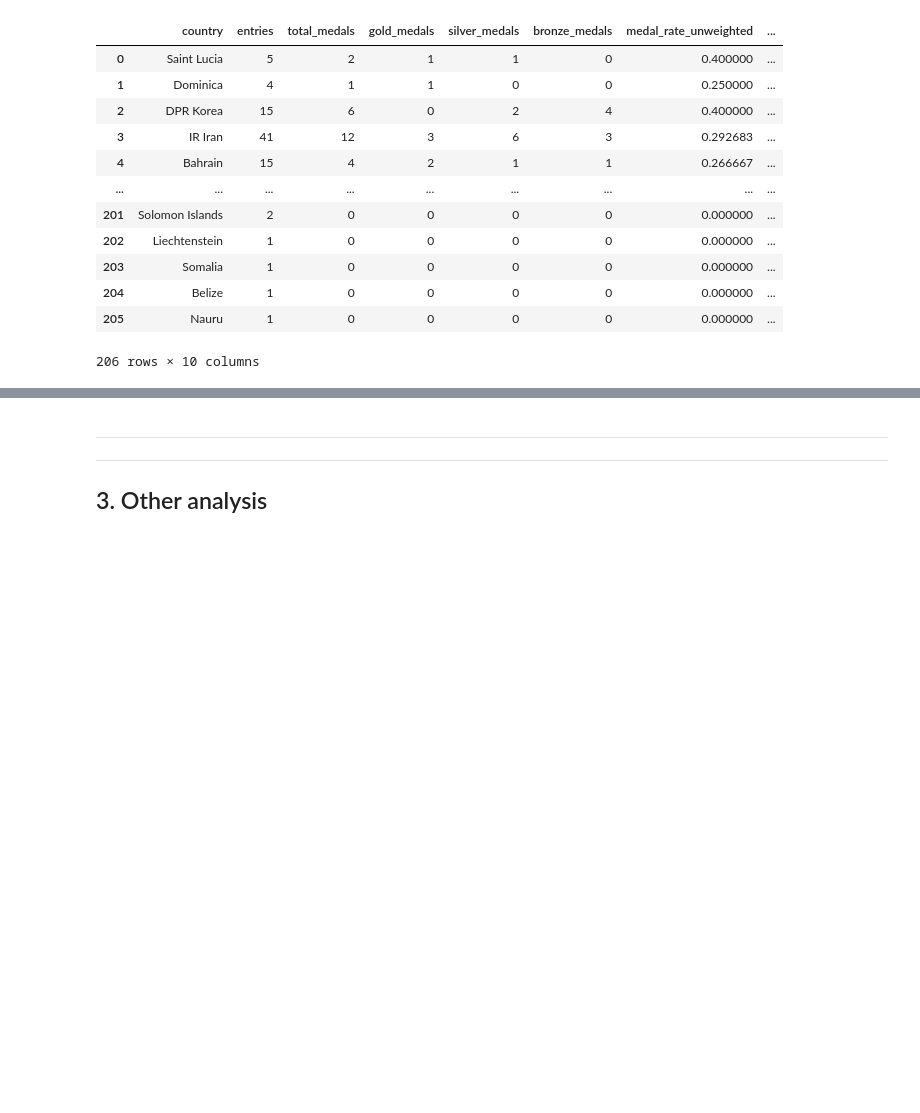
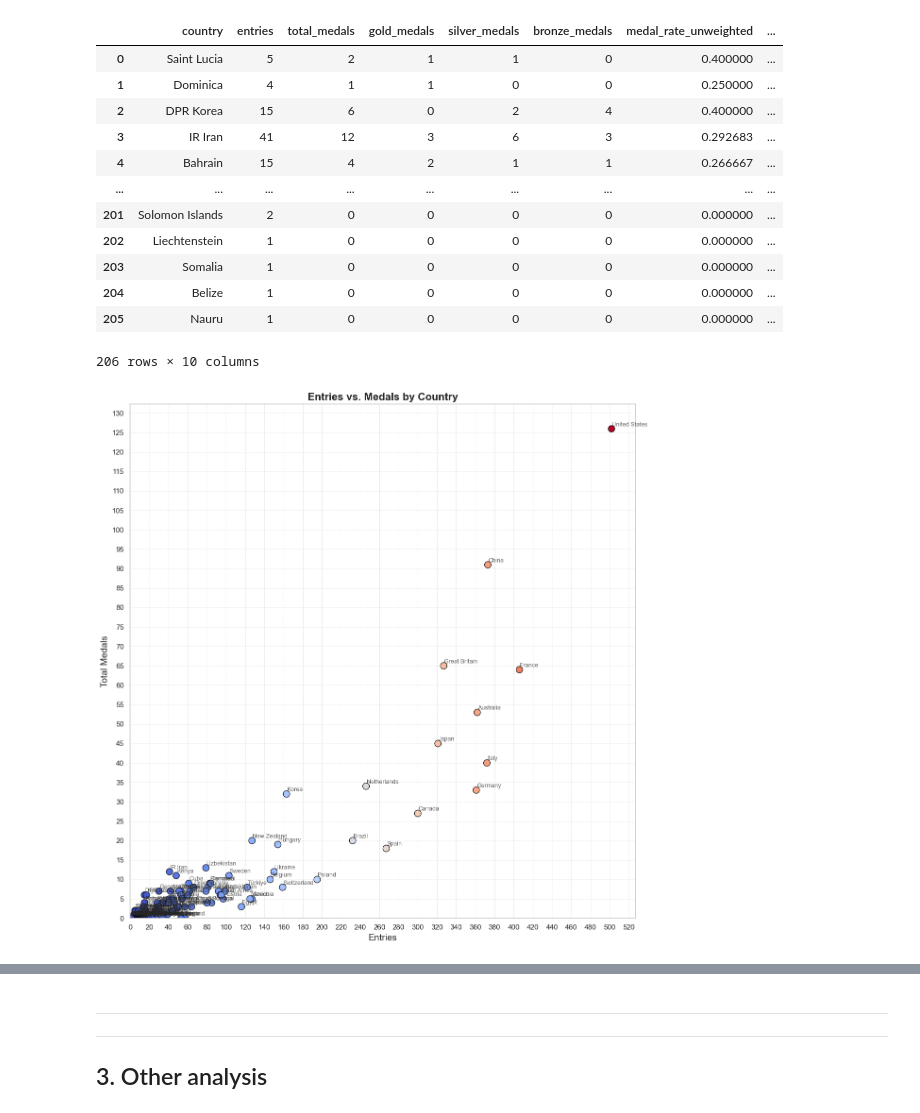
Before and after one commit to dinnertabledata/data_stories, a Jupyter notebook: notebooks/olympic_medals.ipynb, the cells around one changed output, grey strips where cells are left out. Cells and saved outputs as stored; diff of their text form; code cells hidden in the pictures; blank space fills up the shorter version.

Commit message:
Visuals started for data story 1

```diff
--- a/notebooks/olympic_medals.ipynb
+++ b/notebooks/olympic_medals.ipynb
@@ -193,3 +193,46 @@ country_df
 | 204 | Belize | 1 | 0 | 0 | 0 | 0 | 0.000000 | ... |
 | 205 | Nauru | 1 | 0 | 0 | 0 | 0 | 0.000000 | ... |
 206 rows × 10 columns
+# %%
+# Copy data
+data = country_df.copy()
+
+# Set up Seaborn's style and a color palette
+sns.set(style="whitegrid")
+palette = sns.color_palette("coolwarm", as_cmap=True)  # Use a colormap that spans a spectrum
+
+# Create the plot
+plt.figure(figsize=(12, 12))
+
+# Scatter plot with varied colors using 'entries' to define the color spectrum
+scatter_plot = sns.scatterplot(x='entries', y='total_medals', data=data,
+                               hue='entries', palette=palette, s=100, edgecolor='black', legend=None)
+
+# Add titles and labels
+plt.title('Entries vs. Medals by Country', fontsize=16, weight='bold')
+plt.xlabel('Entries', fontsize=14)
+plt.ylabel('Total Medals', fontsize=14)
+
+# Set x and y axis limits to start from 0
+plt.xlim(left=0)
+plt.ylim(bottom=0)
+
+# Label each point with the country name, with more spacing from the points
+for i in range(data.shape[0]):
+    plt.text(data['entries'][i] + 0.5, data['total_medals'][i] + 0.7,
+             data['country'][i], fontsize=9, alpha=0.7)
+
+# Set major ticks for both axes
+plt.gca().xaxis.set_major_locator(ticker.MultipleLocator(20))   # Major ticks every 5 entries
+plt.gca().yaxis.set_major_locator(ticker.MultipleLocator(5))  # Major ticks every 10%
+
+# Enable gridlines for major ticks only
+plt.grid(True, which='major', linestyle='--', linewidth=0.6, alpha=0.6)
+
+# Ensure tight layout
+plt.tight_layout()
+
+# Show the plot
+plt.show()
+# %% [output]
+[figure, added]
```
Also changed, not shown: parts of 2 cells of this notebook, 3 other files.
